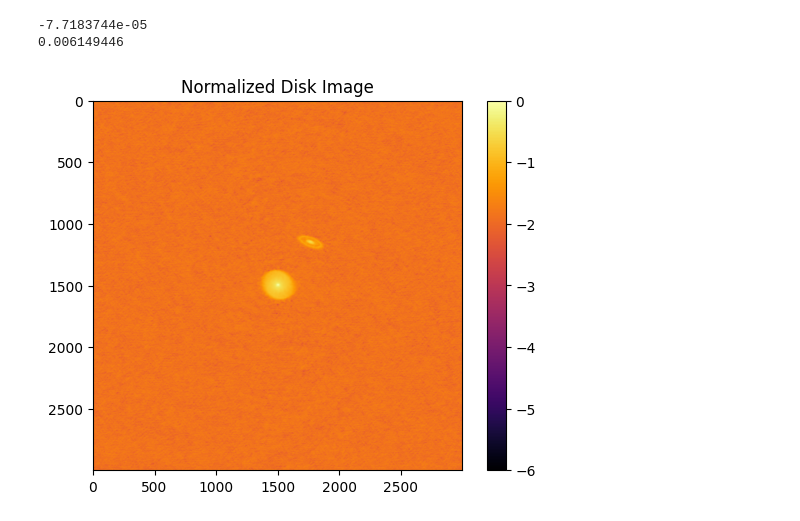
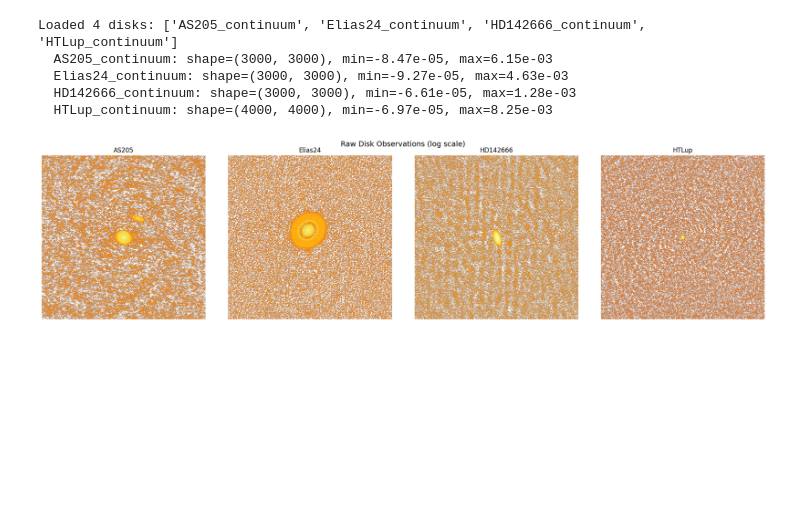
Before and after one commit to SatnamCodes/protoplanetary-disk-denoising, a Jupyter notebook: notebooks/data_loader.ipynb, the cells around one changed output. Cells and saved outputs as stored; diff of their text form; code cells hidden in the pictures; blank space fills up the shorter version.

Commit message:
Add data loading, noise simulation, and preprocessing scripts

```diff
--- a/notebooks/data_loader.ipynb
+++ b/notebooks/data_loader.ipynb
@@ -73,14 +11,0 @@ plt.show()
-# %%
-import matplotlib.pyplot as plt
-import numpy as np
-
-images = [squeezed_data1, squeezed_data2, squeezed_data3, squeezed_data4]
-
-fig, axes = plt.subplots(2,2, figsize=(10,10))
-
-for i, ax in enumerate(axes.flat):
-    ax.imshow(np.log10(images[i] + 1e-6), cmap="inferno")
-    ax.set_title(f"Disk {i+1}")
-    ax.axis("off")
-
-plt.show()
@@ -113,6 +11,0 @@ plt.show()
-# %%
-print(cropped.min())
-print(cropped.max())
-# %% [output]
--7.7183744e-05
-0.006149446
@@ -124,7 +12,29 @@ normalised = (squeezed_data1 - min_val) / (max_val - min_val)
-# %%
-plt.imshow(np.log10(normalised + 1e-6), cmap="inferno")
-plt.colorbar()
-plt.title("Normalized Disk Image")
-plt.show()
-# %% [output]
-[figure, removed]
+# %%
+# Load all FITS files from data/raw/
+disk_images = load_all_disks("../data/raw")
+print(f"Loaded {len(disk_images)} disks: {list(disk_images.keys())}")
+for name, img in disk_images.items():
+    print(f"  {name}: shape={img.shape}, min={img.min():.2e}, max={img.max():.2e}")
+# %% [output]
+Loaded 4 disks: ['AS205_continuum', 'Elias24_continuum', 'HD142666_continuum', 'HTLup_continuum']
+  AS205_continuum: shape=(3000, 3000), min=-8.47e-05, max=6.15e-03
+  Elias24_continuum: shape=(3000, 3000), min=-9.27e-05, max=4.63e-03
+  HD142666_continuum: shape=(3000, 3000), min=-6.61e-05, max=1.28e-03
+  HTLup_continuum: shape=(4000, 4000), min=-6.97e-05, max=8.25e-03
+# %%
+# Visualize all loaded disk images (log scale)
+names = list(disk_images.keys())
+n = len(names)
+fig, axes = plt.subplots(1, n, figsize=(5 * n, 5))
+if n == 1:
+    axes = [axes]
+for ax, name in zip(axes, names):
+    img = disk_images[name]
+    ax.imshow(np.log10(img + 1e-6), cmap="inferno")
+    ax.set_title(name.replace("_continuum", ""))
+    ax.axis("off")
+plt.suptitle("Raw Disk Observations (log scale)", fontsize=14)
+plt.tight_layout()
+plt.show()
+# %% [output]
+[figure, added]
```
Also changed, not shown: parts of 17 cells of this notebook, 5 other files.
